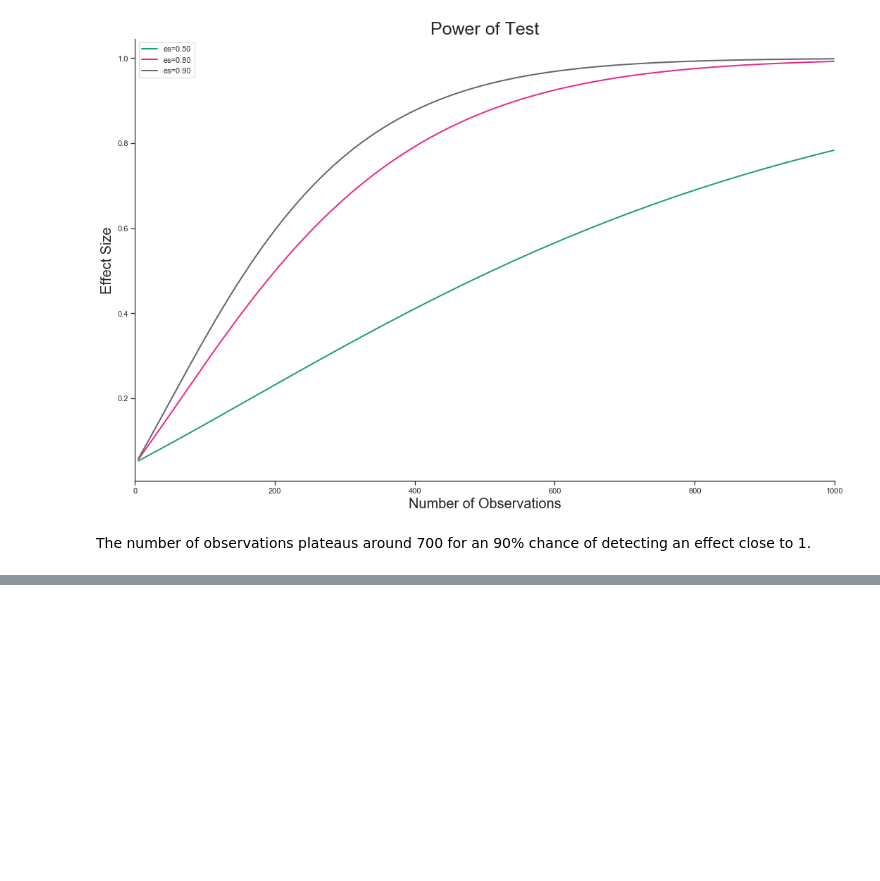
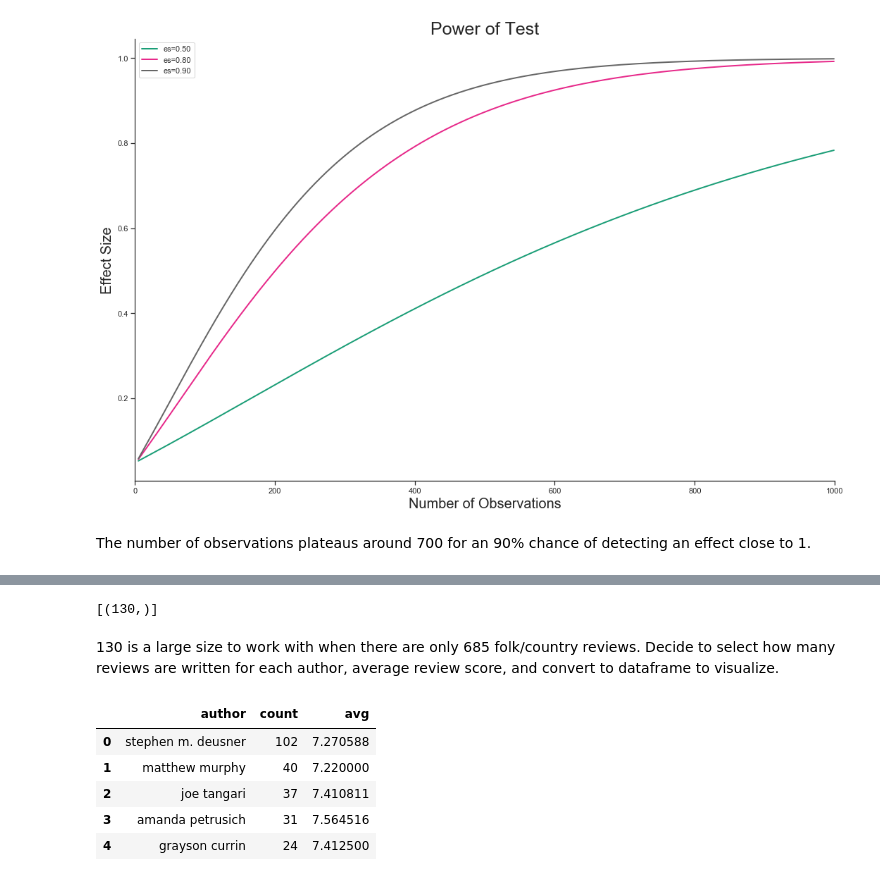
Before and after one commit to tsgreenwood-flatiron-data-science/mod2_final_project, a Jupyter notebook: .ipynb, the cells around one changed output, grey strips where cells are left out. Drawn from its saved outputs; the diff is of its cells as text; code cells hidden in the pictures; blank space fills up the shorter version.

```diff
--- a/explore_question2.ipynb
+++ b/.ipynb
@@ -232,0 +239,6 @@ The number of observations plateaus around 700 for an 90% chance of detecting an
+# %%
+cur.fetchall()
+# %% [output]
+[(130,)]
+# %% [markdown]
+130 is a large size to work with when there are only 685 folk/country reviews. Decide to select how many reviews are written for each author, average review score, and convert to dataframe to visualize.
@@ -232,0 +258,9 @@ The number of observations plateaus around 700 for an 90% chance of detecting an
+# %%
+author_df.head()
+# %% [output]
+|  | author | count | avg |
+| 0 | stephen m. deusner | 102 | 7.270588 |
+| 1 | matthew murphy | 40 | 7.220000 |
+| 2 | joe tangari | 37 | 7.410811 |
+| 3 | amanda petrusich | 31 | 7.564516 |
+| 4 | grayson currin | 24 | 7.412500 |
```
Also changed, not shown: parts of 15 cells of this notebook, 4 other files.
